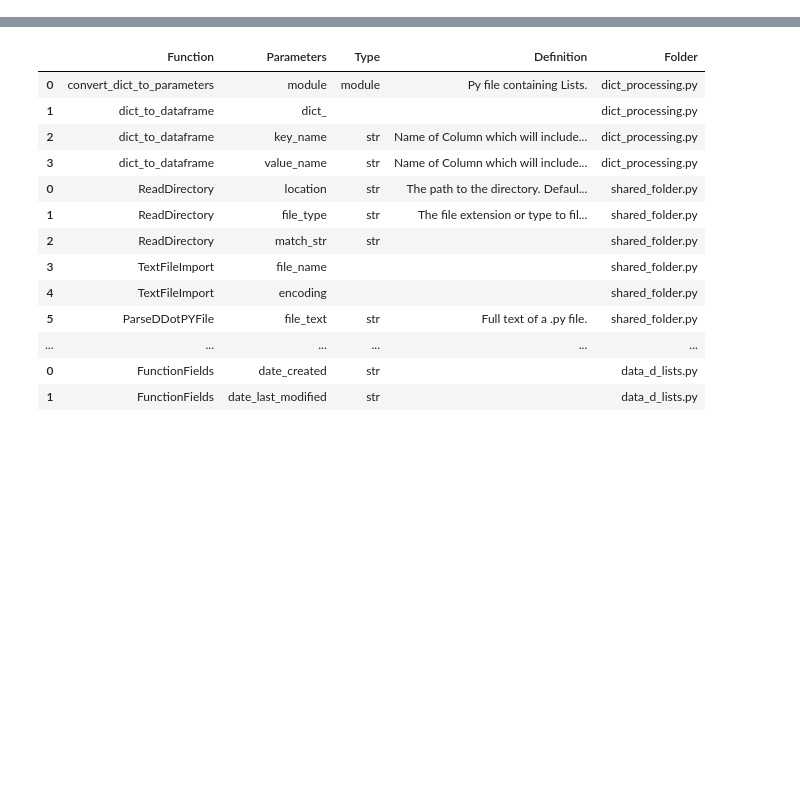
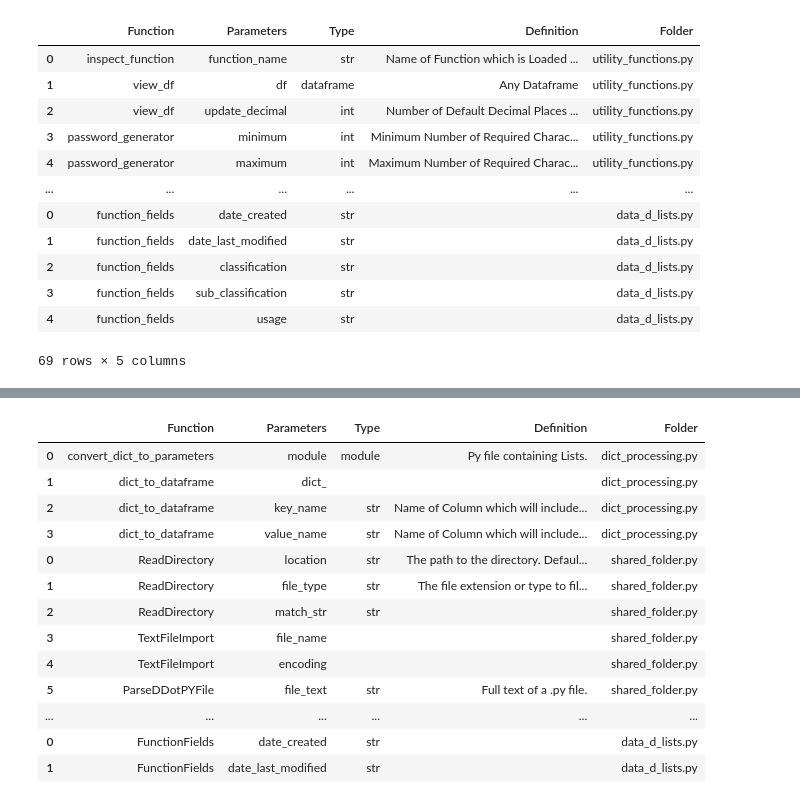
Before and after one commit to derek-dewald/Python_Tools, a Jupyter notebook: JupyterNotebooks/D Function Instructions.ipynb, the cells around one changed output, grey strips where cells are left out. Cells and saved outputs as stored; diff of their text form; code cells hidden in the pictures; blank space fills up the shorter version.

```diff
--- a/JupyterNotebooks/D Function Instructions.ipynb
+++ b/JupyterNotebooks/D Function Instructions.ipynb
@@ -28,0 +76,16 @@ function_list, function_parameters = ParseDDotPYFolder()
+# %%
+function_parameters
+# %% [output]
+|  | Function | Parameters | Type | Definition | Folder |
+| 0 | inspect_function | function_name | str | Name of Function which is Loaded ... | utility_functions.py |
+| 1 | view_df | df | dataframe | Any Dataframe | utility_functions.py |
+| 2 | view_df | update_decimal | int | Number of Default Decimal Places ... | utility_functions.py |
+| 3 | password_generator | minimum | int | Minimum Number of Required Charac... | utility_functions.py |
+| 4 | password_generator | maximum | int | Maximum Number of Required Charac... | utility_functions.py |
+| ... | ... | ... | ... | ... | ... |
+| 0 | function_fields | date_created | str |  | data_d_lists.py |
+| 1 | function_fields | date_last_modified | str |  | data_d_lists.py |
+| 2 | function_fields | classification | str |  | data_d_lists.py |
+| 3 | function_fields | sub_classification | str |  | data_d_lists.py |
+| 4 | function_fields | usage | str |  | data_d_lists.py |
+69 rows × 5 columns
```
Also changed, not shown: parts of 8 cells of this notebook, 13 other files.
